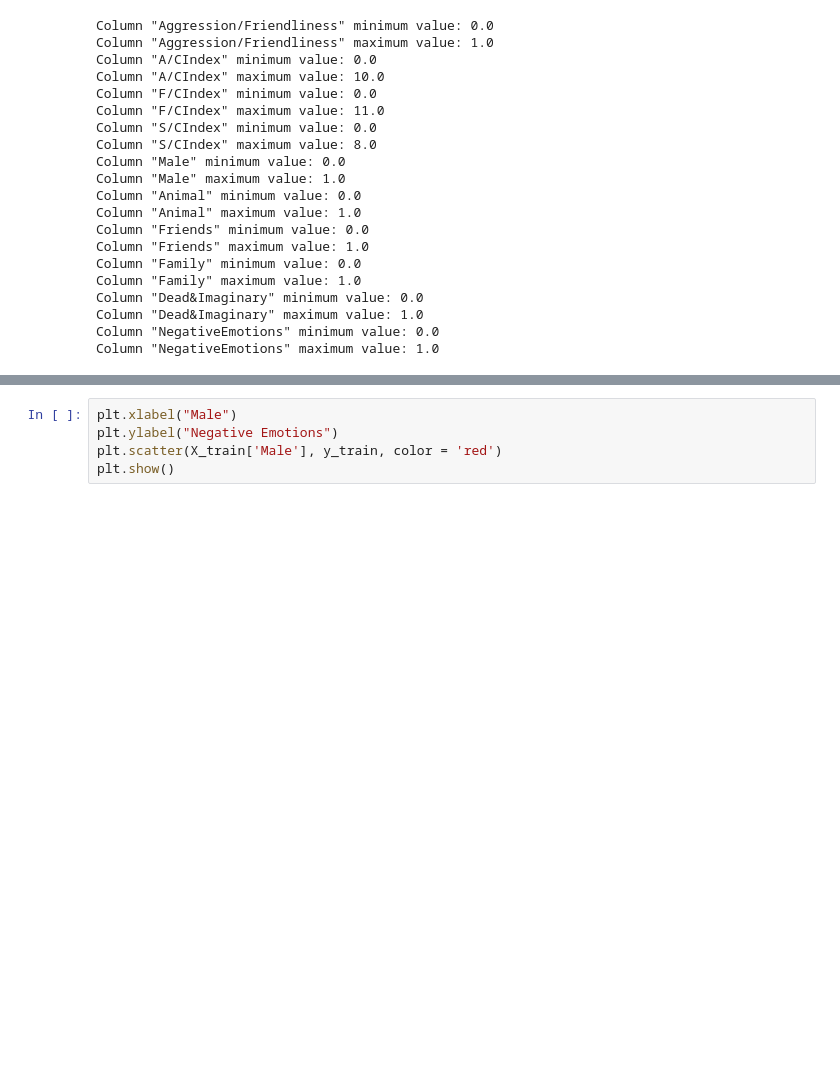
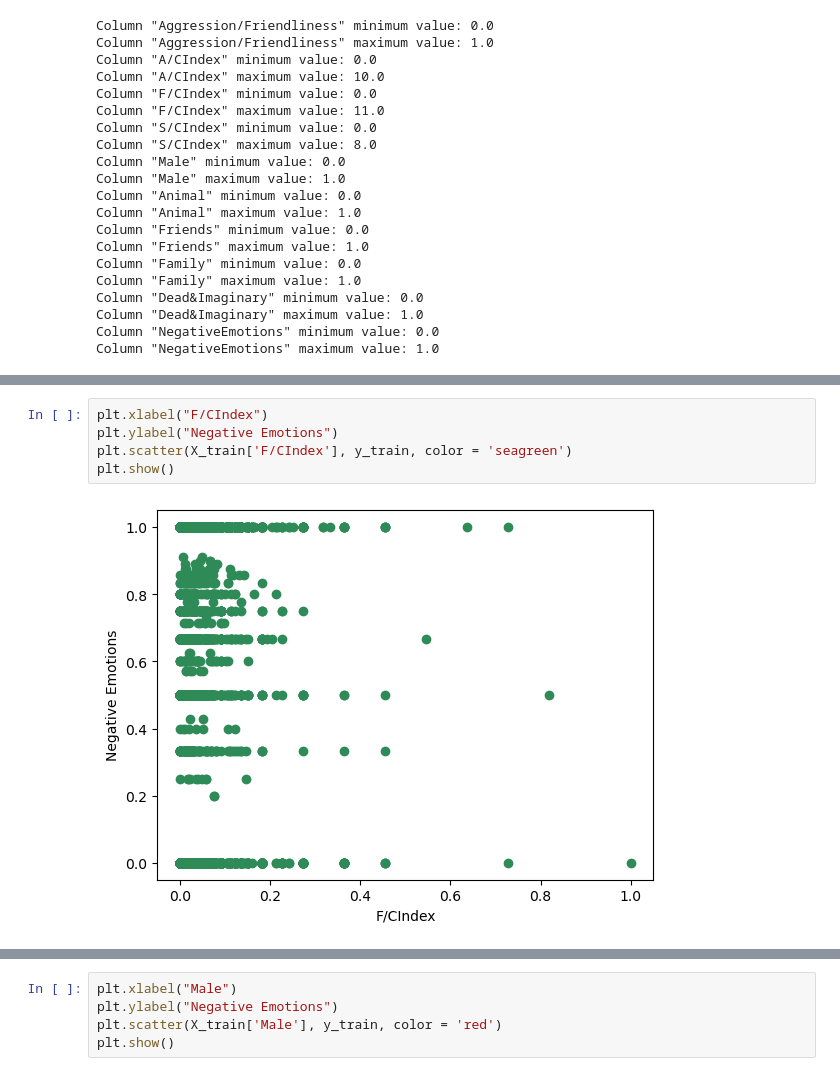
Before and after one commit to erika-ld/CPSC483-Machine-Learning-Project, a Jupyter notebook: data_preprocessing.ipynb, the cells around one changed output, grey strips where cells are left out. Cells and saved outputs as stored; diff of their text form; blank space fills up the shorter version.

```diff
--- a/data_preprocessing.ipynb
+++ b/data_preprocessing.ipynb
@@ -294,0 +296,7 @@ Column "S/CIndex" maximum value: 1.0
+# %%
+plt.xlabel("F/CIndex")
+plt.ylabel("Negative Emotions")
+plt.scatter(X_train['F/CIndex'], y_train, color = 'seagreen')
+plt.show()
+# %% [output]
+[figure, added]
```
Also changed, not shown: parts of 18 cells of this notebook.
